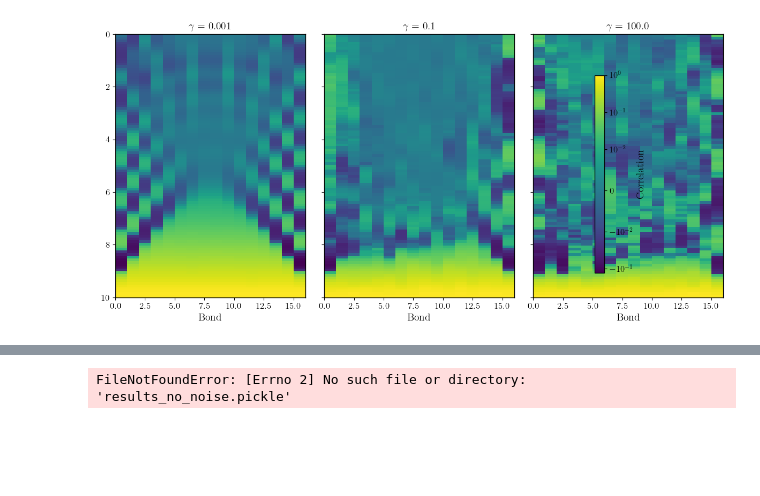
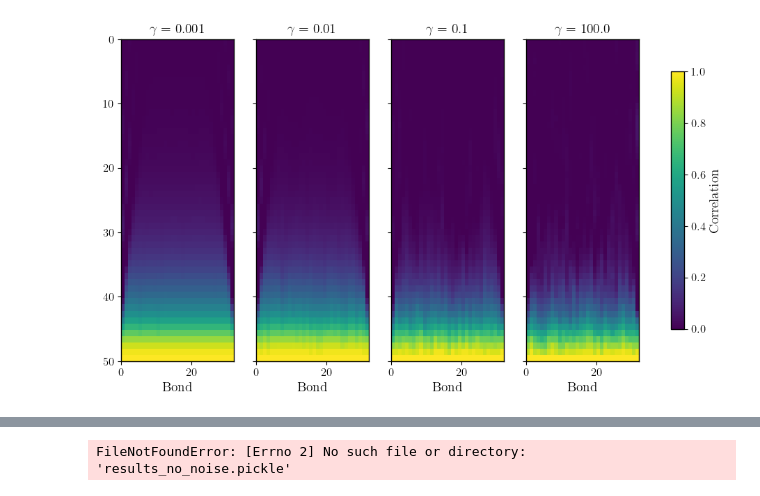
Before and after one commit to munich-quantum-toolkit/yaqs, a Jupyter notebook: experiments/cost/correlator/correlator_plotter.ipynb, the cells around one changed output, grey strips where cells are left out. Drawn from its saved outputs; the diff is of its cells as text; code cells hidden in the pictures; blank space fills up the shorter version.

Commit message:
data upload

```diff
--- a/experiments/cost/correlator/correlator_plotter.ipynb
+++ b/experiments/cost/correlator/correlator_plotter.ipynb
@@ -33,8 +33,8 @@ plt.rcParams.update({
     "figure.figsize": (12, 6)
 })
 
-L = 16  # Number of sites/bonds
-num_files = 3
+L = 32  # Number of sites/bonds
+num_files = 4
 dt = 0.1
 
 data_list = []
@@ -44,10 +44,10 @@ nsteps = None
 vmin = float('inf')
 vmax = float('-inf')
 # gammas = [1e-3, 1e-1, 1e1, 1e2, 1e3]
-gammas = [1e-3, 1e-1, 1e2]
+gammas = [1e-3, 1e-2, 1e-1, 1e2]
 
-for idx in range(1, 4):
-    filename = f"results_correlator_{idx}.pickle"
+for idx in range(4):
+    filename = f"32/correlator_{idx}.pickle"
     if not os.path.exists(filename):
         print(f"File {filename} not found, skipping.")
         data_list.append(None)
@@ -56,7 +56,11 @@ for idx in range(1, 4):
     with open(filename, 'rb') as f:
         observables = pickle.load(f)
 
-    data = [observable.results for observable in observables[0]]  # shape: [timesteps, sites]
+    data = []
+    for observable in observables[0]:
+        if observable.gate.name not in ["runtime_cost", "max_bond", "total_bond"]:
+            data.append(observable.results)
+    # data = [observable.results for observable in observables[0]]  # shape: [timesteps, sites]
     data = np.array(data).T
     data = np.flip(data)  # Rotate 180°
 
@@ -71,38 +75,39 @@ for idx in range(1, 4):
 fig, axes = plt.subplots(1, num_files, sharey=True)
 # Set up the symmetric log normalization
 norm = mcolors.SymLogNorm(
     linthresh=1e-2,  # linear region within [-1e-2, 1e-2]
     linscale=1.0,
-    vmin=vmin,
+    vmin=0,
     vmax=vmax,
     base=10
 )
 
 for idx, ax in enumerate(axes):
     data = data_list[idx]
     if data is None:
         continue
 
     im = ax.imshow(
         data,
         aspect="auto",
-        extent=(0, L, 10, 0),
+        extent=(0, L, 50, 0),
         cmap='viridis',
-        norm=norm,
-        # vmin=vmin,
-        # vmax=vmax
+        # norm=norm,
+        vmin=0,
+        vmax=vmax
     )
     ax.set_title(f"$\\gamma=$ {gammas[idx]}")
     ax.set_xlabel("Bond")
     if idx == 0:
         ax.set_label("Time")
 
 # Step 3: Shared colorbar
 cbar = fig.colorbar(im, ax=axes.ravel().tolist(), shrink=0.8)
 cbar.set_label("Correlation")
 
-plt.tight_layout()
+plt.savefig("dynamics.pdf", dpi=300)
+# plt.tight_layout()
 plt.show()
 # %% [output]
-[figure, old version]
+[figure, new version]
 # %%
```
Also changed, not shown: parts of 1 cell of this notebook, 26 other files.
